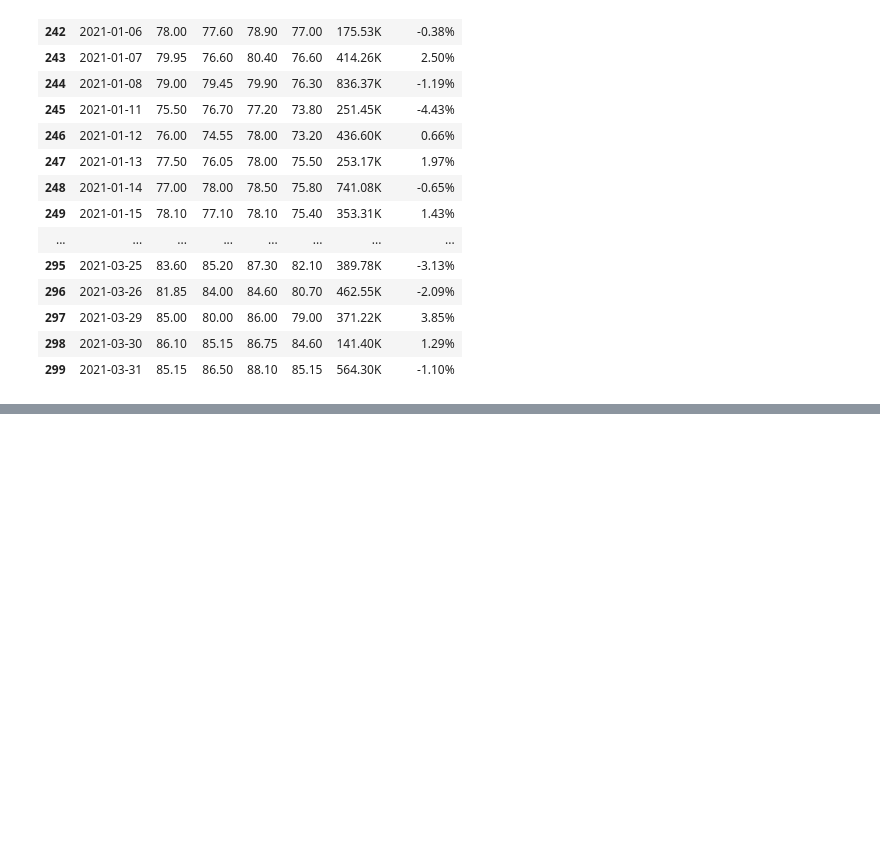
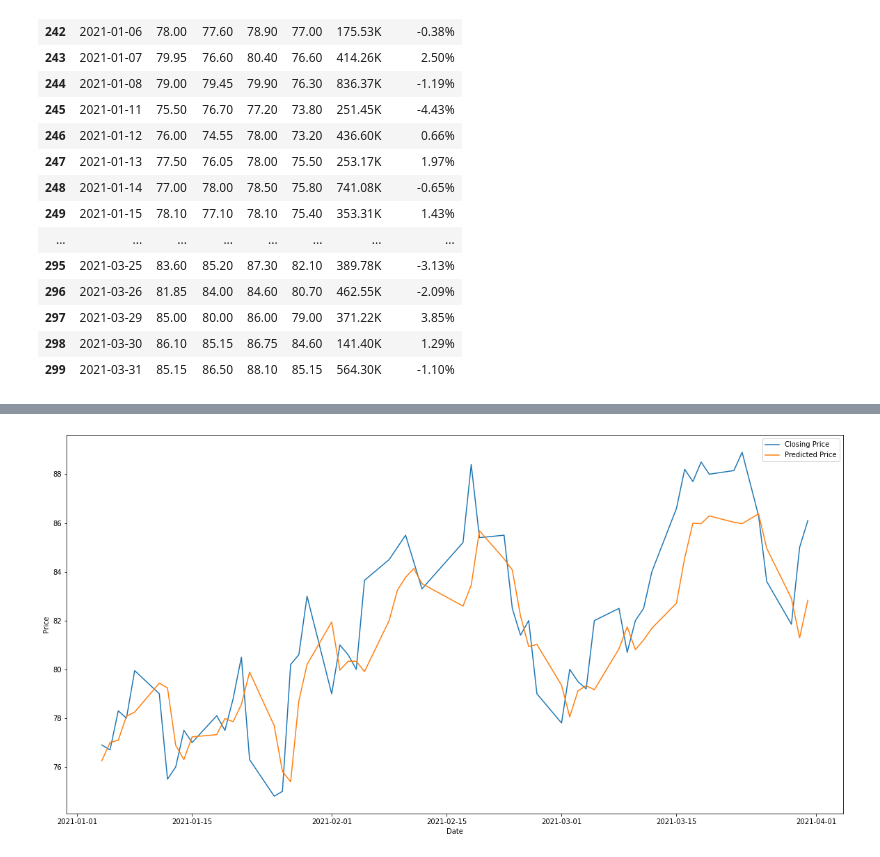
Before and after one commit to c-woo/Value-Investor, a Jupyter notebook: Untitled.ipynb, the cells around one changed output, grey strips where cells are left out. Drawn from its saved outputs; the diff is of its cells as text; code cells hidden in the pictures; blank space fills up the shorter version.

```diff
--- a/Untitled.ipynb
+++ b/Untitled.ipynb
@@ -246,0 +296,2 @@ plt.show()
+# %%
+X_train, y_train, X_test, y_test = split_data(price, 14)
@@ -246,0 +380,10 @@ plt.show()
+# %%
+plt.figure(figsize=(20, 10))
+plt.plot(testing_data['Date'], y_test, label='Closing Price')
+plt.plot(testing_data['Date'], y_test_pred, label='Predicted Price')
+plt.xlabel('Date')
+plt.ylabel('Price')
+plt.legend()
+plt.show()
+# %% [output]
+[figure, added]
```
Also changed, not shown: parts of 18 cells of this notebook.
